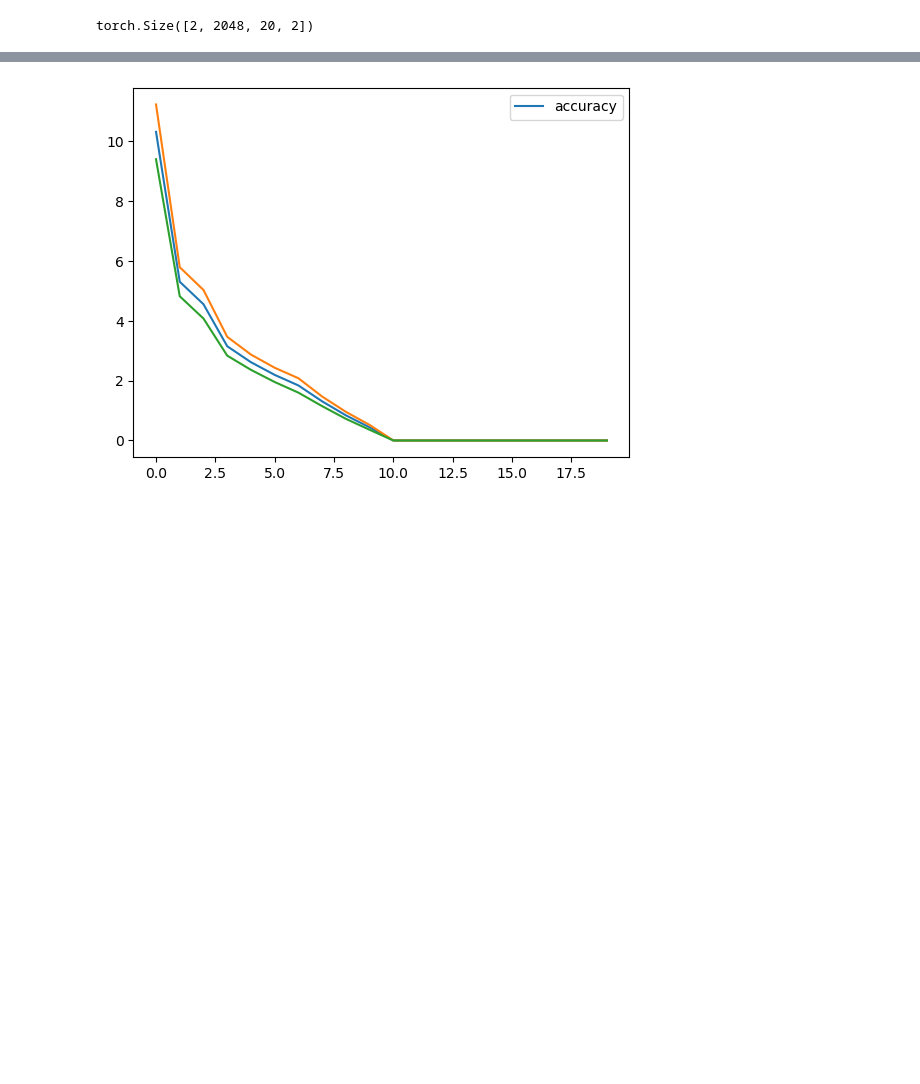
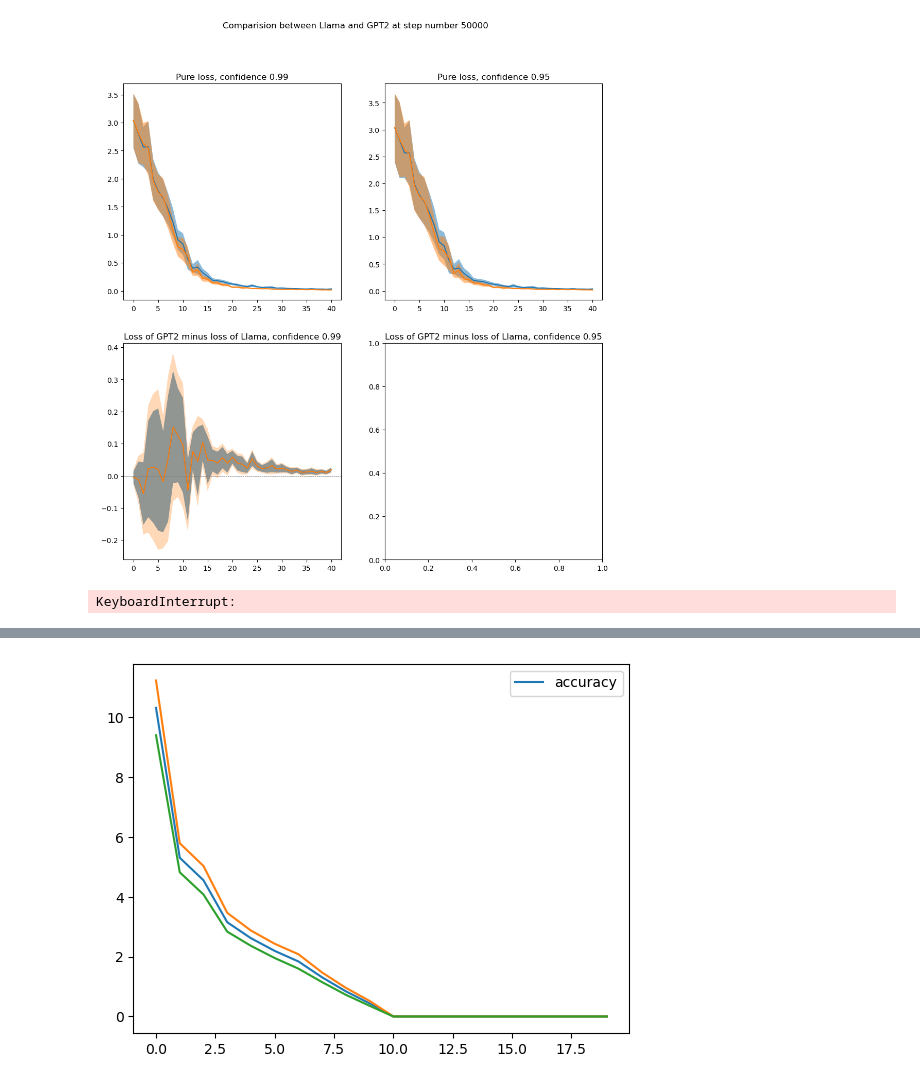
Before and after one commit to in-context-learning-2024/in-context, a Jupyter notebook: src/eval.ipynb, the cells around one changed output, grey strips where cells are left out. Drawn from its saved outputs; the diff is of its cells as text; code cells hidden in the pictures; blank space fills up the shorter version.

Commit message:
Some extra tools for plotting and computation

```diff
--- a/src/eval.ipynb
+++ b/src/eval.ipynb
@@ -23,12 +25,20 @@ from function_classes.linear import LinearRegression
 import matplotlib.pyplot as plt
 from torch.distributions import MultivariateNormal
 import torch
+# %%
+#loading models:
+def load_model(filename, model):
+    content = torch.load(filename)
+    model.load_state_dict(content["model_state_dict"])
+    return model
+
+#Model=load_model("stored_models/gpt2/checkpoint_495000", GPT2(x_dim=10, n_positions=101,  n_embd=256, n_layer=12, n_head=8))
 # %%
-B_SIZE, SEQ_LEN, X_DIM, Y_DIM = 512, 20, 10, 1
+B_SIZE, SEQ_LEN, X_DIM, Y_DIM = 128, 41, 20, 1
 X_SHAPE = torch.Size([B_SIZE, SEQ_LEN, X_DIM])
 Y_SHAPE = torch.Size([B_SIZE, SEQ_LEN, Y_DIM])
 
-MODELS = [LeastSquaresModel(x_dim=X_DIM), ZeroModel(x_dim=X_DIM)]
+MODELS = [LassoModel(alpha=0.01, x_dim=X_DIM), LassoModel(alpha=0.02, x_dim=X_DIM), LassoModel(alpha=0.04, x_dim=X_DIM), LassoModel(alpha=0.08, x_dim=X_DIM)]
 
 SCALES: list[float] = [0.125, 0.25, 0.5, 2., 4., 8.]
 NOISE_LEVELS: list[float] = [0.0625, 0.125, 0.25, 0.5, 1.]
@@ -37,6 +47,6 @@ METRIC = SquaredError()
 # %%
 x_dist = MultivariateNormal(torch.zeros(X_SHAPE), torch.eye(X_DIM)) #batch size, sequence_length, x_dim
 
-base_fc = LinearRegression(x_dist, y_dim=Y_DIM)
+base_fc = SparseLinearRegression(3, x_dist, y_dim=Y_DIM)
 
-bench = FCErrorOrthogonal(METRIC, function_class=base_fc)
+bench = FunctionClassError(METRIC, function_class=base_fc)
@@ -43,10 +94,20 @@ bench = FCErrorOrthogonal(METRIC, function_class=base_fc)
+# %%
+for size in [50000, 100000, 150000, 200000, 250000, 300000, 350000, 400000, 450000, 500000]:
+    MODELS=[]
+
+    Model1=load_model("stored_models/Sparse_linear/gpt2/checkpoint_"+str(size)+ " (3)", GPT2(x_dim=20, n_positions=101,  n_embd=256, n_layer=12, n_head=8))
+    Model2=load_model("stored_models/Sparse_linear/Llama/checkpoint_"+str(size)+" (2)", Llama(x_dim=20, n_positions=101,  n_embd=256, n_layer=12, n_head=8))
+    MODELS=[Model1.cuda(), Model2.cuda()]
+    Model1=None
+    Model2=None
+    errs = average_evals(MODELS, bench, 2, 2)#bench.evaluate(MODELS, num_batches=64, perfect_model=LeastSquaresModel(x_dim=X_DIM))
+    plot_comparison_2_models(MODELS, ["GPT2", "Llama"], errs, title=f"Comparision between Llama and GPT2 at step number {size}")
+# %% [output]
+[figure, added]
+KeyboardInterrupt:
 # %%
-errs = bench.evaluate(MODELS, num_batches=4, perfect_model=LeastSquaresModel(x_dim=X_DIM))
+errs = bench.evaluate(MODELS, num_batches=4)
 values = list(post_process(errs))
-
-print(errs.shape)
-# %% [output]
-torch.Size([2, 2048, 20, 2])
 # %%
 for model, results in zip(MODELS, values):
     print(results.keys())
```
Also changed, not shown: parts of 5 cells of this notebook, 2 other files.
